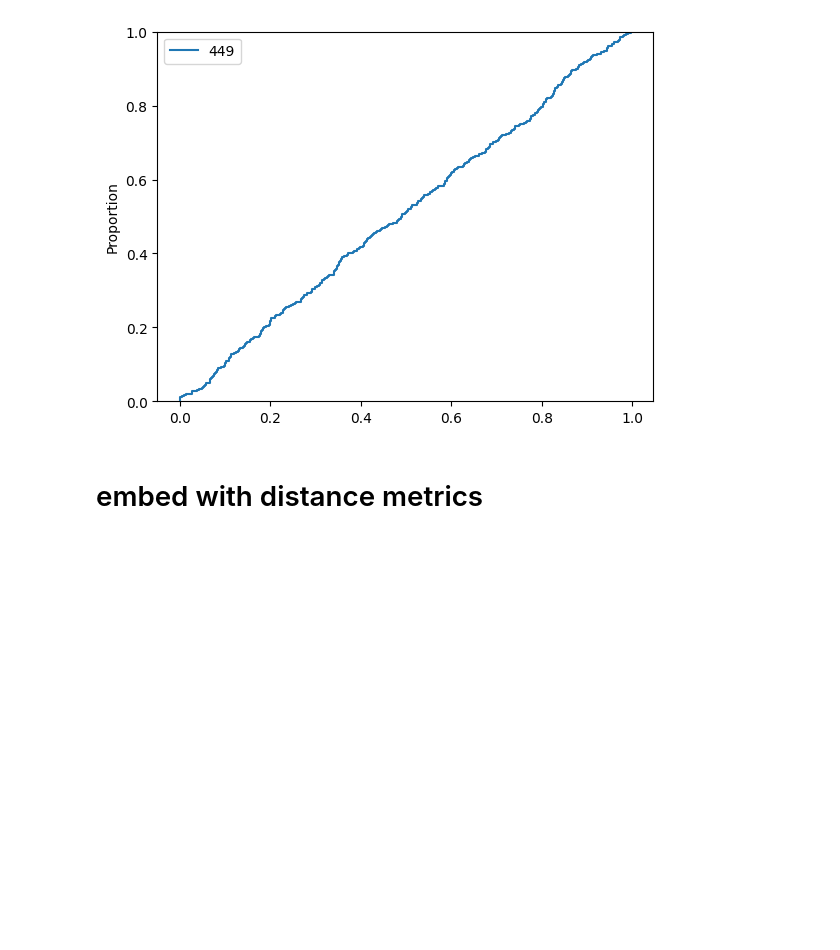
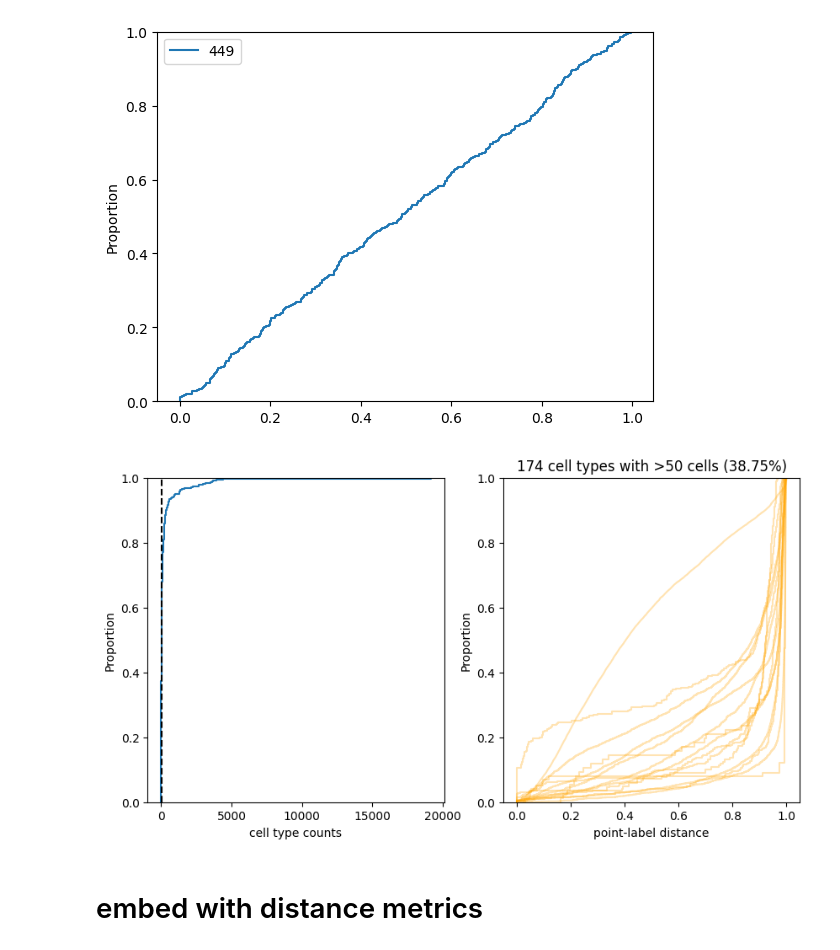
Before and after one commit to OzetteTech/comparative-embedding-visualization, a Jupyter notebook: notebooks/neighborhood-analysis.ipynb, the cells around one changed output. Cells and saved outputs as stored; diff of their text form; code cells hidden in the pictures; blank space fills up the shorter version.

```diff
--- a/notebooks/neighborhood-analysis.ipynb
+++ b/notebooks/neighborhood-analysis.ipynb
@@ -88,8 +97,10 @@ Compare the label counts vector for point $i$ between both datasets (cosine simi
 
 k = 100
 
-dist_annotated = metrics.count_labels(annotated[["x", "y"]], raw["cellType"], k=k)
-dist_raw = metrics.count_labels(raw[["x", "y"]], raw["cellType"], k=k)
+dist_annotated, dist_raw = (
+    lib.metrics.count_labels(ind, raw.cellType)
+    for ind in (raw_knn_indices, ann_knn_indices)
+)
 # %%
 import numpy.linalg as nplg
 import numpy.typing as npt
@@ -109,9 +120,43 @@ label_label_distances = rowise_cosine_similarity(
     pd.DataFrame(dist_annotated, index=raw.cellType).groupby("cellType").mean(),
     pd.DataFrame(dist_raw, index=raw.cellType).groupby("cellType").mean(),
 )
+label_label_distances.name = "dist"
+counts = raw.cellType.value_counts()
+counts.name = "counts"
+label_summary = pd.concat([counts, label_label_distances], axis=1)
 sns.ecdfplot({len(label_label_distances): label_label_distances});
 # %% [output]
 [figure]
+# %%
+df = pd.concat(
+    [
+        pd.Series(raw.cellType, name="label", dtype="category"),
+        pd.Series(point_label_distances, name="dist"),
+    ],
+    axis=1,
+)
+# %%
+import matplotlib.pyplot as plt
+
+count_threshold = 50
+top_k = 15
+
+subset = label_summary[label_summary["counts"] >= count_threshold]
+
+fig, (a0, a1) = plt.subplots(nrows=1, ncols=2, figsize=(10, 5))
+
+a0.set_xlabel("cell type counts")
+sns.ecdfplot(label_summary.counts, ax=a0)
+a0.axvline(x=count_threshold, color="black", linestyle="--")
+
+a1.set_title(
+    f"{len(subset)} cell types with >{count_threshold} cells ({len(subset) / len(label_summary) * 100:.2f}%)"
+)
+a1.set_xlabel("point-label distance")
+for label in subset.sort_values(by="dist", ascending=False)[:top_k].index:
+    sns.ecdfplot(df[df["label"] == label]["dist"], alpha=0.3, color="orange", ax=a1)
+# %% [output]
+[figure, added]
 # %% [markdown]
 # embed with distance metrics
 # %%
```
Also changed, not shown: parts of 14 cells of this notebook, 5 other files.
